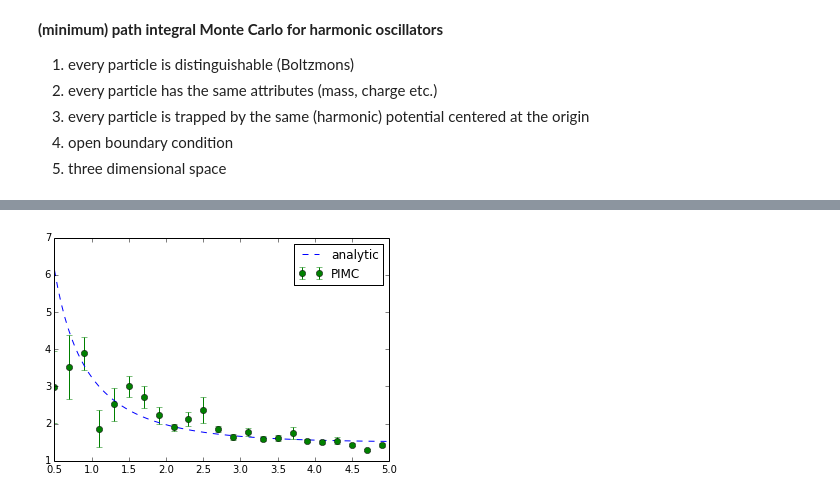
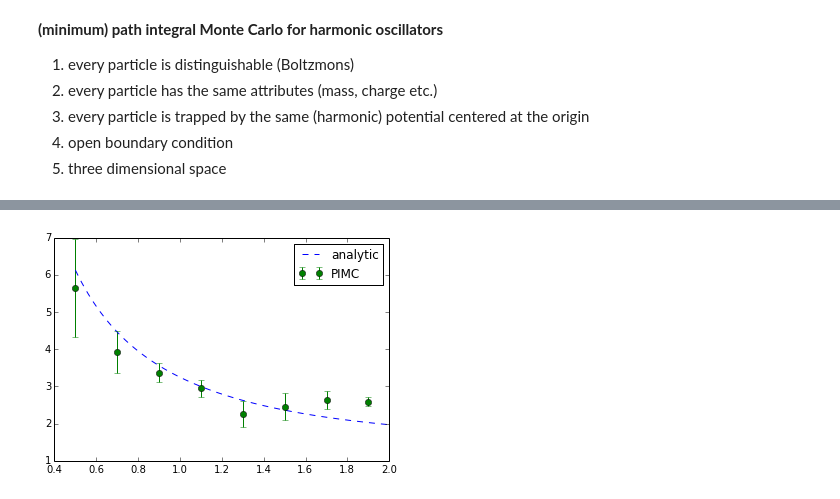
Before and after one commit to Paul-St-Young/share, a Jupyter notebook: julia-tutorial-pimc/python_vs_julia/python-pimc.ipynb, the cells around one changed output, grey strips where cells are left out. Saved outputs shown, nothing was run; the diff lists cells and outputs as text; code cells hidden in the pictures.

```diff
--- a/julia-tutorial-pimc/python_vs_julia/python-pimc.ipynb
+++ b/julia-tutorial-pimc/python_vs_julia/python-pimc.ipynb
@@ -210,7 +210,7 @@ class HarmonicPIMC:
 def expectE(beta):
     return 3./2.*np.cosh(beta/2.)/np.sinh(beta/2.)
 # end def
-fineb = np.linspace(0.5,5.0,100)
+fineb = np.linspace(0.5,2.0,100)
 finey = map(expectE,fineb)
 # %%
 def corr(myg):
@@ -244,7 +244,7 @@ def error(data):
 # end def error
 # %%
 def energy_beta(nstep,nslice,nequil,
-                beta_min=0.5,beta_step=0.2,beta_max=5.0):
+                beta_min=0.5,beta_step=0.2,beta_max=2.0):
 
     betas = np.arange(beta_min,beta_max,beta_step)
     data = np.zeros(len(betas))
@@ -267,6 +267,6 @@ def energy_beta(nstep,nslice,nequil,
 
 # end def energy_beta
 # %%
-energy_beta(400,3,100)
+energy_beta(1000,4,100)
 # %% [output]
-[figure, old version]
+[figure, new version]
```
Also changed, not shown: parts of 3 cells of this notebook, 1 other file.
